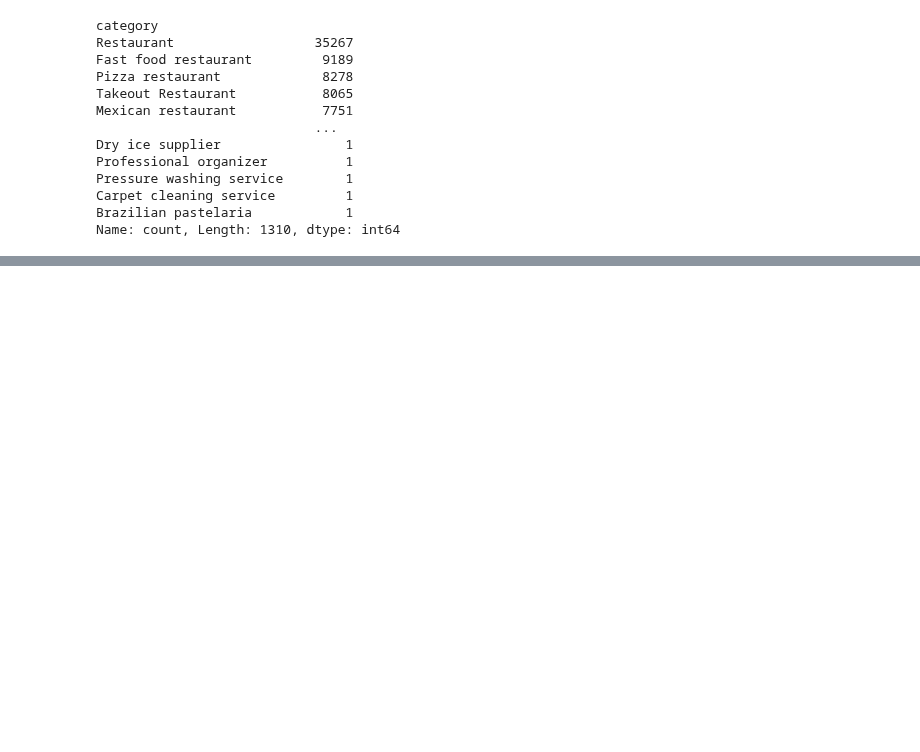
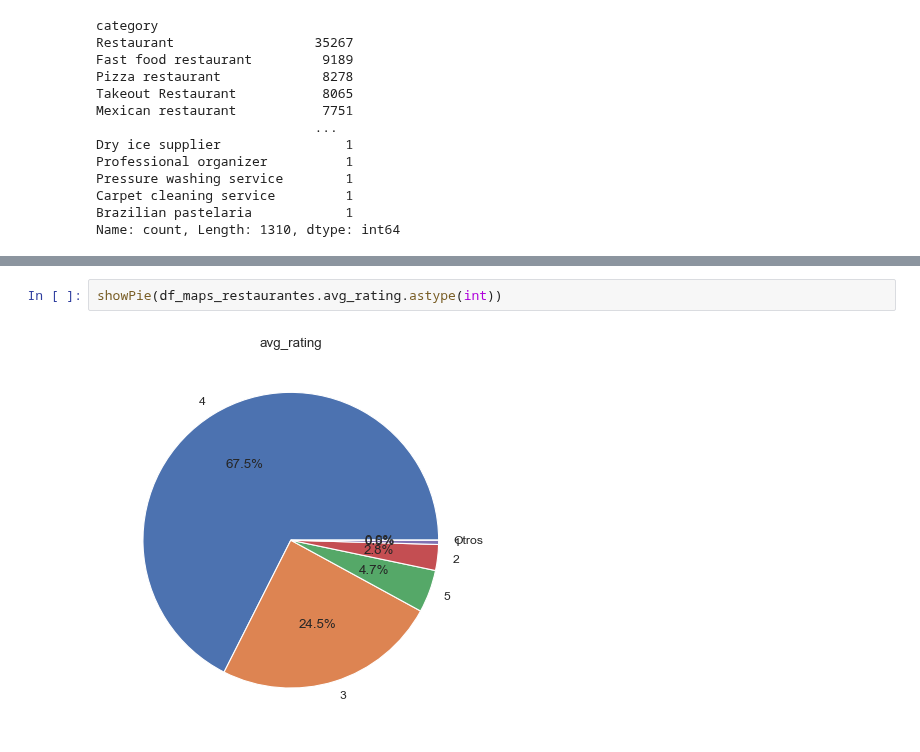
Before and after one commit to Aspirina180mg/PF_DATAPT07, a Jupyter notebook: Distribucion_Datos.ipynb, the cells around one changed output, grey strips where cells are left out. Drawn from its saved outputs; the diff is of its cells as text; blank space fills up the shorter version.

```diff
--- a/Distribucion_Datos.ipynb
+++ b/Distribucion_Datos.ipynb
@@ -440,0 +460,4 @@ TypeError: sequence item 0: expected str instance, numpy.ndarray found
+# %%
+showPie(df_maps_restaurantes.avg_rating.astype(int))
+# %% [output]
+[figure, added]
```
Also changed, not shown: parts of 14 cells of this notebook.
